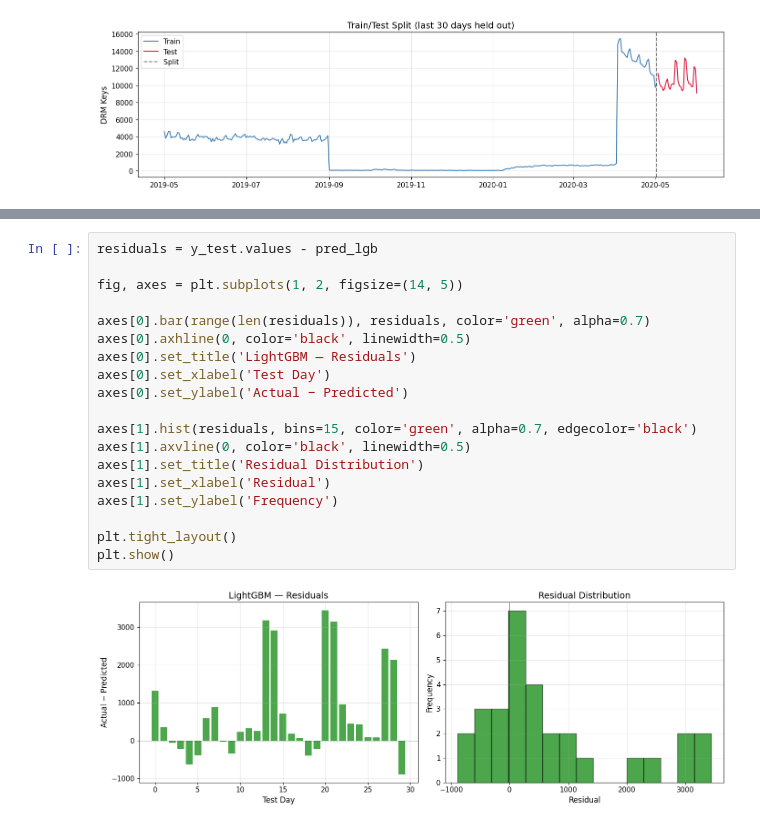
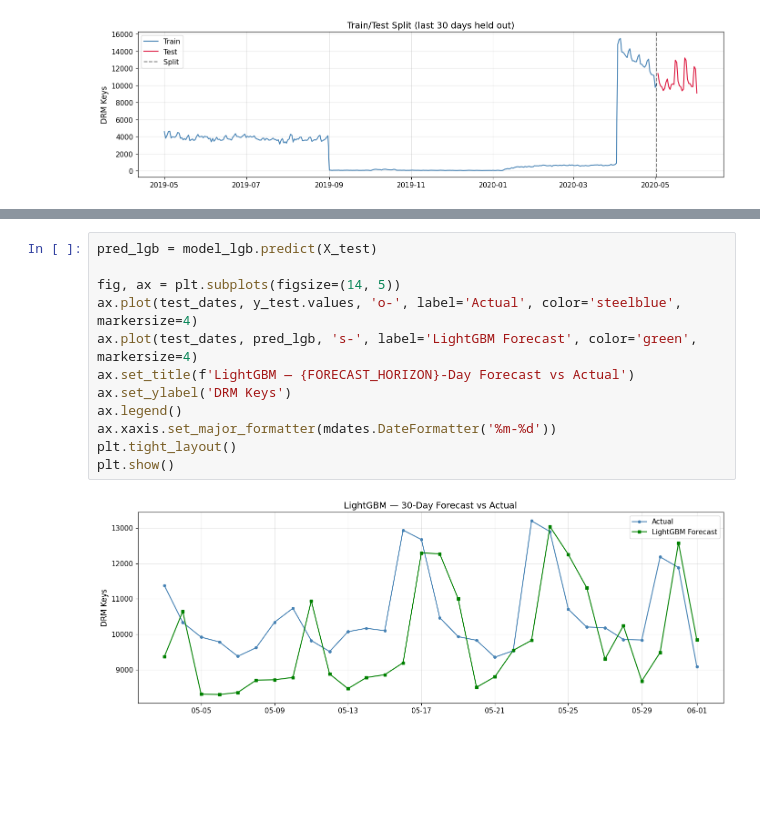
Before and after one commit to TranDaiHai2107/DRM_key_demand_forecasting, a Jupyter notebook: python/03_forecasting_model.ipynb, the cells around one changed output, grey strips where cells are left out. Drawn from its saved outputs; the diff is of its cells as text; blank space fills up the shorter version.

```diff
--- a/python/03_forecasting_model.ipynb
+++ b/python/03_forecasting_model.ipynb
@@ -154,24 +156,17 @@ plt.show()
-# %%
-residuals = y_test.values - pred_lgb
-
-fig, axes = plt.subplots(1, 2, figsize=(14, 5))
-
-axes[0].bar(range(len(residuals)), residuals, color='green', alpha=0.7)
-axes[0].axhline(0, color='black', linewidth=0.5)
-axes[0].set_title('LightGBM — Residuals')
-axes[0].set_xlabel('Test Day')
-axes[0].set_ylabel('Actual − Predicted')
-
-axes[1].hist(residuals, bins=15, color='green', alpha=0.7, edgecolor='black')
-axes[1].axvline(0, color='black', linewidth=0.5)
-axes[1].set_title('Residual Distribution')
-axes[1].set_xlabel('Residual')
-axes[1].set_ylabel('Frequency')
-
-plt.tight_layout()
-plt.show()
-# %% [output]
-[figure, removed]
+# %%
+pred_lgb = model_lgb.predict(X_test)
+
+fig, ax = plt.subplots(figsize=(14, 5))
+ax.plot(test_dates, y_test.values, 'o-', label='Actual', color='steelblue', markersize=4)
+ax.plot(test_dates, pred_lgb, 's-', label='LightGBM Forecast', color='green', markersize=4)
+ax.set_title(f'LightGBM — {FORECAST_HORIZON}-Day Forecast vs Actual')
+ax.set_ylabel('DRM Keys')
+ax.legend()
+ax.xaxis.set_major_formatter(mdates.DateFormatter('%m-%d'))
+plt.tight_layout()
+plt.show()
+# %% [output]
+[figure, added]
 # %%
 mae  = mean_absolute_error(y_test, pred_lgb)
 rmse = np.sqrt(mean_squared_error(y_test, pred_lgb))
```
Also changed, not shown: parts of 9 cells of this notebook.
